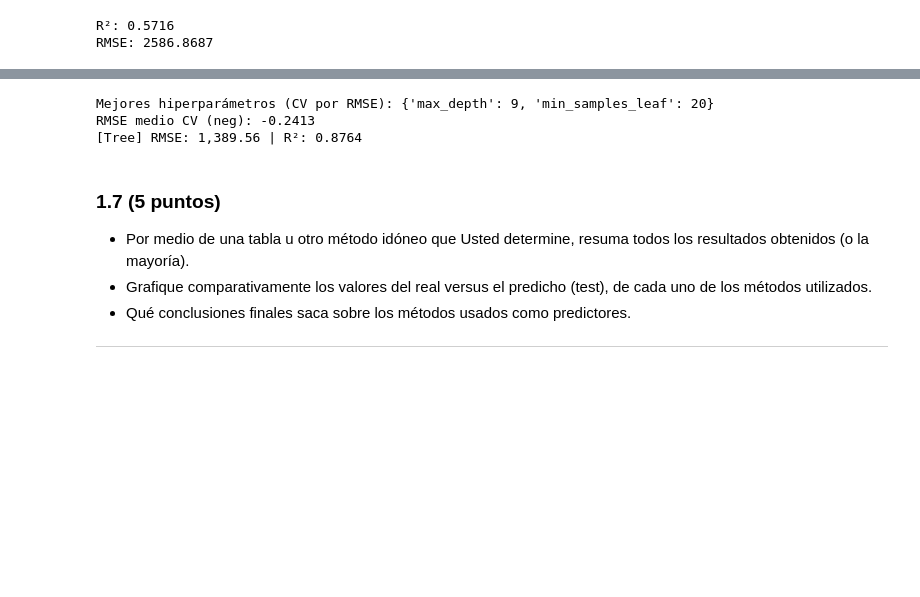
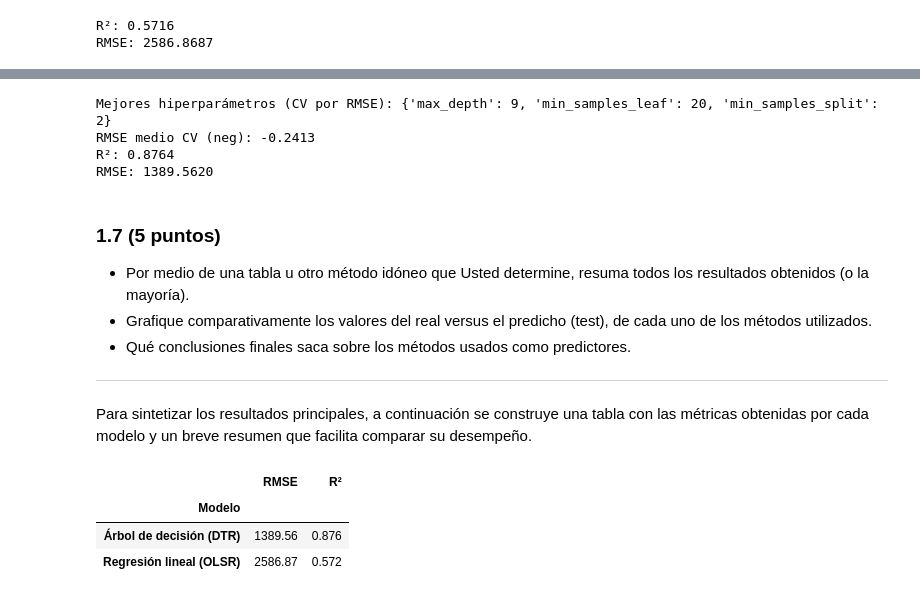
Before and after one commit to datwaft/aprendizaje_automatico, a Jupyter notebook: Trabajo_Corto_2/Trabajo_Corto_2.ipynb, the cells around one changed output, grey strips where cells are left out. Cells and saved outputs as stored; diff of their text form; code cells hidden in the pictures; blank space fills up the shorter version.

```diff
--- a/Trabajo_Corto_2/Trabajo_Corto_2.ipynb
+++ b/Trabajo_Corto_2/Trabajo_Corto_2.ipynb
@@ -569,38 +580,39 @@ RMSE: 2586.8687
 # %%
-tree = DecisionTreeRegressor(random_state=0)
+tree = DecisionTreeRegressor(random_state=42)
 
 param_grid = {
     "max_depth": [3, 5, 7, 9, None],
     "min_samples_leaf": [1, 5, 10, 20],
-    # opcionales:
-    # "min_samples_split": [2, 5, 10],
-    # "ccp_alpha": [0.0, 1e-4, 5e-4, 1e-3],
+    "min_samples_split": [2, 5, 10],
 }
 
-cv = KFold(n_splits=10, shuffle=True, random_state=0)
+cv = KFold(n_splits=10, shuffle=True, random_state=42)
 
 gs = GridSearchCV(
     estimator=tree,
     param_grid=param_grid,
-    scoring="neg_root_mean_squared_error",  # RMSE (negativo para maximizar) cv=cv, n_jobs=-1, refit=True, # reentrena en todo el train con la mejor config
+    scoring="neg_root_mean_squared_error",  # Negativo para maximizar
+    cv=cv,
+    n_jobs=-1,
+    refit=True,  # Se reentrena con los mejores hiperparámetros
 )
-gs.fit(x_train, y_train_log)
+gs.fit(x_train, y_train)
 
 print("Mejores hiperparámetros (CV por RMSE):", gs.best_params_)
 print(f"RMSE medio CV (neg): {gs.best_score_:.4f}")
 
-# Evaluación en test (en USD)
-y_pred_log_tree = gs.predict(x_test)
-y_pred_tree = np.expm1(y_pred_log_tree)
+tree_y_pred = gs.predict(x_test)
 
-rmse_tree = root_mean_squared_error(y_test_filtered, y_pred_tree)
-r2_tree = r2_score(y_test_filtered, y_pred_tree)
+tree_rmse = root_mean_squared_error(np.expm1(y_test), np.expm1(tree_y_pred))
+tree_r2 = r2_score(np.expm1(y_test), np.expm1(tree_y_pred))
 
-print(f"[Tree] RMSE: {rmse_tree:,.2f} | R²: {r2_tree:,.4f}")
+print(f"R²: {tree_r2:.4f}")
+print(f"RMSE: {tree_rmse:.4f}")
 # %% [output]
-Mejores hiperparámetros (CV por RMSE): {'max_depth': 9, 'min_samples_leaf': 20}
+Mejores hiperparámetros (CV por RMSE): {'max_depth': 9, 'min_samples_leaf': 20, 'min_samples_split': 2}
 RMSE medio CV (neg): -0.2413
-[Tree] RMSE: 1,389.56 | R²: 0.8764
+R²: 0.8764
+RMSE: 1389.5620
 # %% [markdown]
 ### 1.7 (5 puntos)
 - Por medio de una tabla u otro método idóneo que Usted determine, resuma todos los resultados obtenidos (o la mayoría).
@@ -608,3 +620,27 @@ RMSE medio CV (neg): -0.2413
 - Qué conclusiones finales saca sobre los métodos usados como predictores.
 
 ---
+
+Para sintetizar los resultados principales, a continuación se construye una tabla con las métricas obtenidas por cada modelo y un breve resumen que facilita comparar su desempeño.
+# %%
+results_summary = (
+    pd.DataFrame(
+        {
+            "Modelo": ["Regresión lineal (OLSR)", "Árbol de decisión (DTR)"],
+            "RMSE": [olsr_rmse, tree_rmse],
+            "R²": [olsr_r2, tree_r2],
+        }
+    )
+    .set_index("Modelo")
+    .sort_values("RMSE")
+)
+
+best_rmse_model = results_summary["RMSE"].idxmin()
+best_r2_model = results_summary["R²"].idxmax()
+
+display(results_summary.style.format({"RMSE": "{:.2f}", "R²": "{:.3f}"}))
+# %% [output]
+|  | RMSE | R² |
+| Modelo |  |  |
+| Árbol de decisión (DTR) | 1389.56 | 0.876 |
+| Regresión lineal (OLSR) | 2586.87 | 0.572 |
```
Also changed, not shown: parts of 19 cells of this notebook, 2 other files.
